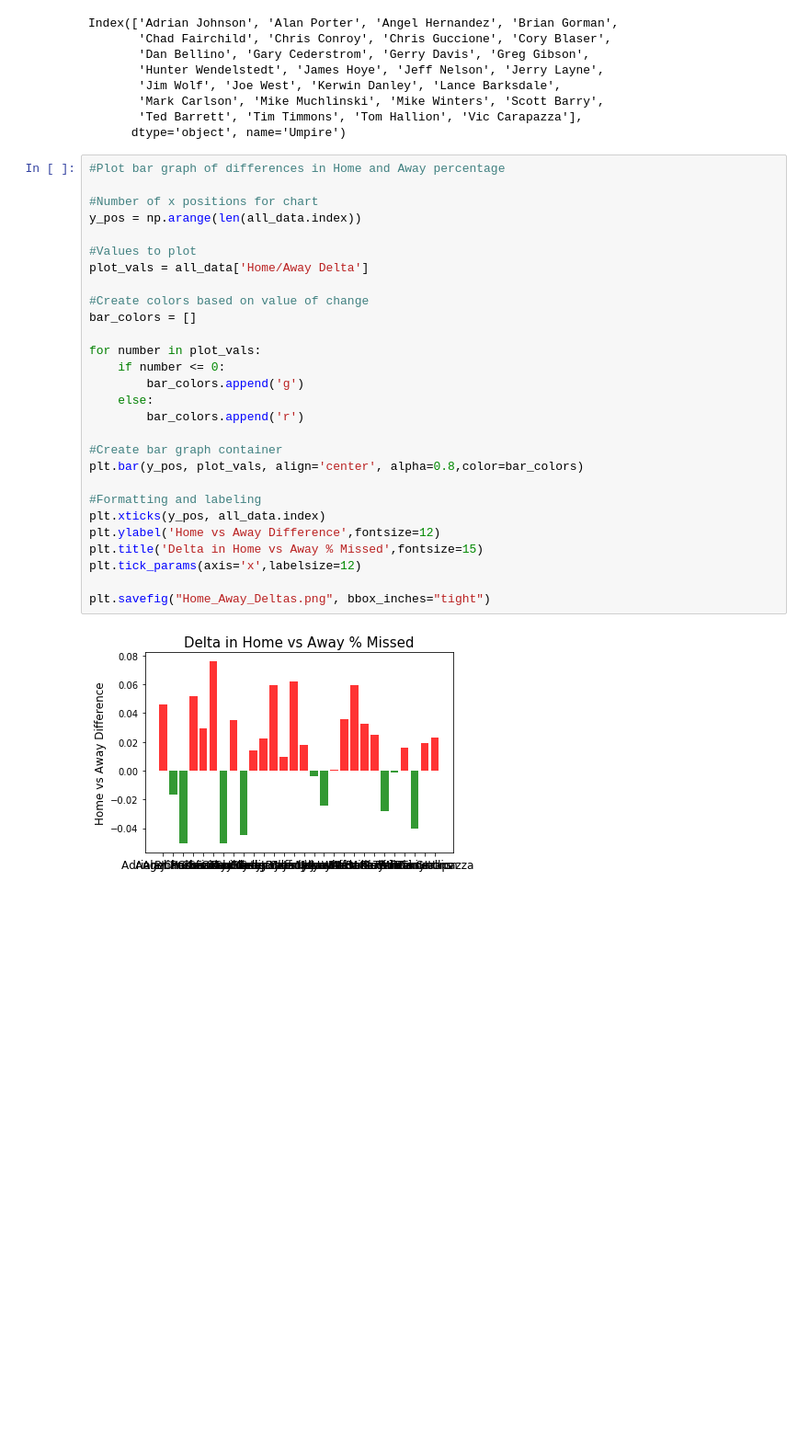
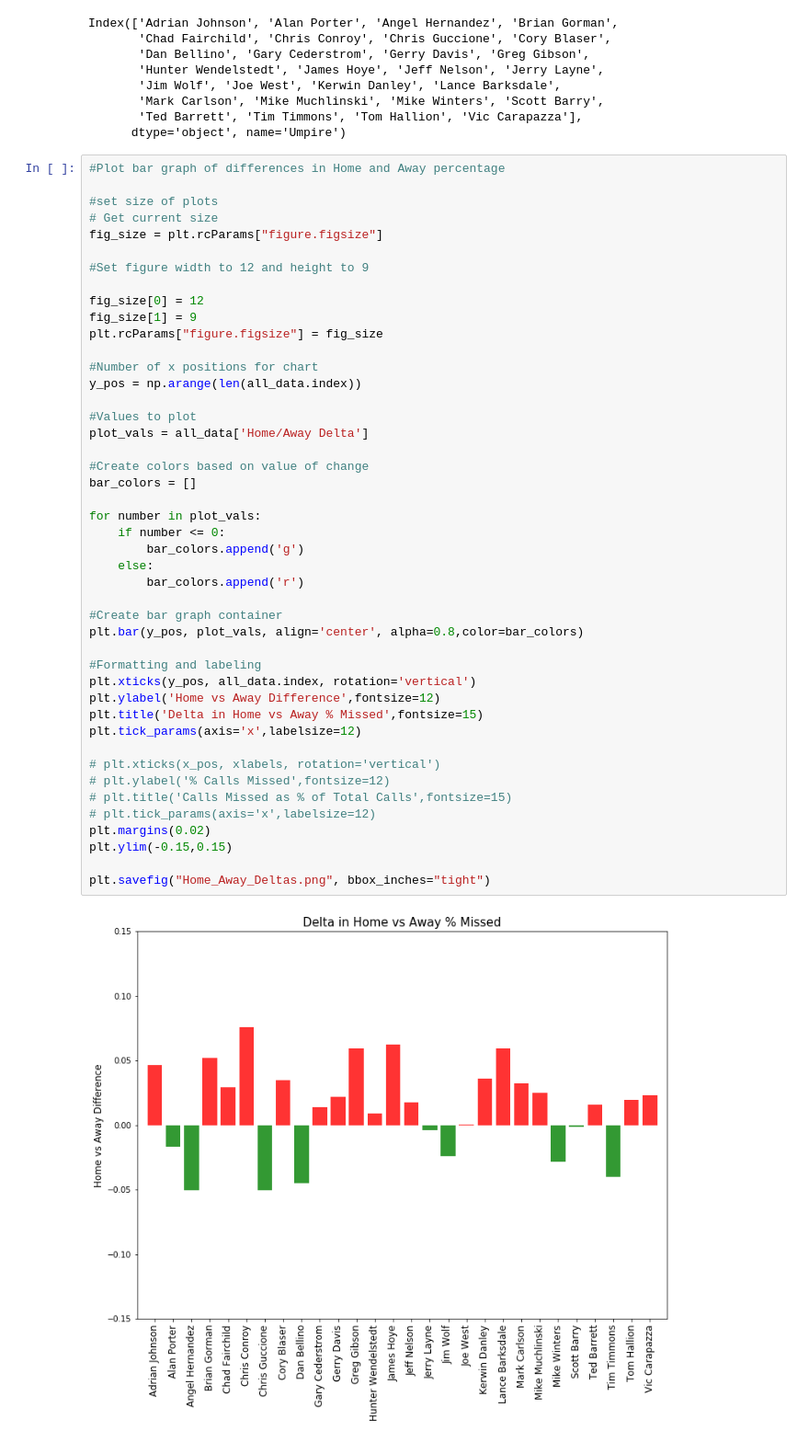
Before and after one commit to ForrestMcDougal/MLB-Postseason-Umpire-Analysis, a Jupyter notebook: Home_Away_Delta.ipynb, the cells around one changed output. Shown at 92% size. Drawn from its saved outputs; the diff is of its cells as text; blank space fills up the shorter version.

Commit message:
chart attributes updated

```diff
--- a/Home_Away_Delta.ipynb
+++ b/Home_Away_Delta.ipynb
@@ -115,31 +110,48 @@ Index(['Adrian Johnson', 'Alan Porter', 'Angel Hernandez', 'Brian Gorman',
       dtype='object', name='Umpire')
 # %%
 #Plot bar graph of differences in Home and Away percentage
+
+#set size of plots
+# Get current size
+fig_size = plt.rcParams["figure.figsize"]
+
+#Set figure width to 12 and height to 9
+
+fig_size[0] = 12
+fig_size[1] = 9
+plt.rcParams["figure.figsize"] = fig_size
 
 #Number of x positions for chart
 y_pos = np.arange(len(all_data.index))
 
 #Values to plot
 plot_vals = all_data['Home/Away Delta']
 
 #Create colors based on value of change
 bar_colors = []
 
 for number in plot_vals:
     if number <= 0:
         bar_colors.append('g')
     else:
         bar_colors.append('r')
 
 #Create bar graph container
 plt.bar(y_pos, plot_vals, align='center', alpha=0.8,color=bar_colors)
 
 #Formatting and labeling
-plt.xticks(y_pos, all_data.index)
+plt.xticks(y_pos, all_data.index, rotation='vertical')
 plt.ylabel('Home vs Away Difference',fontsize=12)
 plt.title('Delta in Home vs Away % Missed',fontsize=15)
 plt.tick_params(axis='x',labelsize=12)
 
+# plt.xticks(x_pos, xlabels, rotation='vertical')
+# plt.ylabel('% Calls Missed',fontsize=12)
+# plt.title('Calls Missed as % of Total Calls',fontsize=15)
+# plt.tick_params(axis='x',labelsize=12)
+plt.margins(0.02)
+plt.ylim(-0.15,0.15)
+
 plt.savefig("Home_Away_Deltas.png", bbox_inches="tight")
 # %% [output]
-[figure, old version]
+[figure, new version]
```
Also changed, not shown: parts of 1 cell of this notebook.
